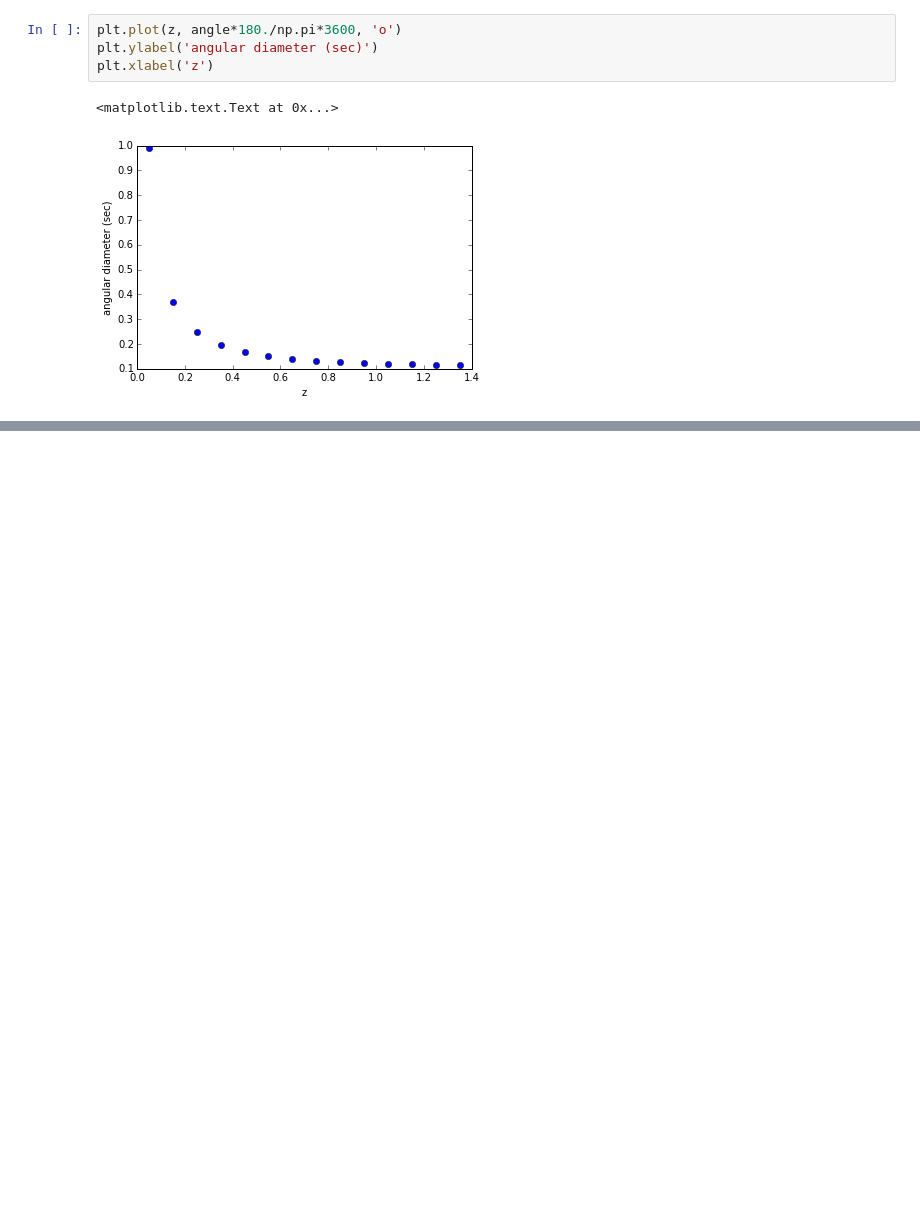
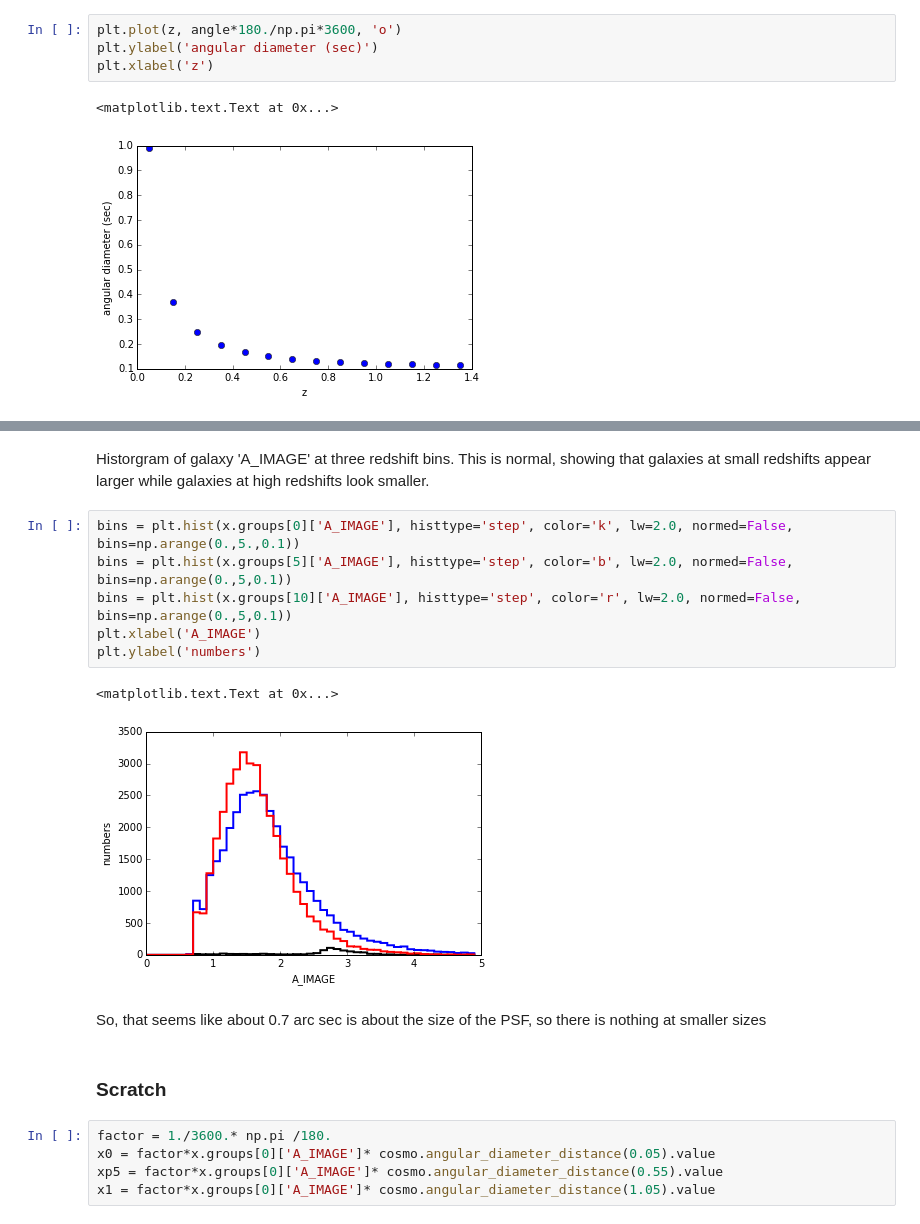
Before and after one commit to rbiswas4/hosts, a Jupyter notebook: src/Sizes.ipynb, the cells around one changed output, grey strips where cells are left out. Drawn from its saved outputs; the diff is of its cells as text; blank space fills up the shorter version.

```diff
--- a/src/Sizes.ipynb
+++ b/src/Sizes.ipynb
@@ -21,0 +79,20 @@ plt.xlabel('z')
+# %% [markdown]
+Historgram of galaxy 'A_IMAGE' at three redshift bins. This is normal, showing that galaxies at small redshifts appear larger while galaxies at high redshifts look smaller.
+# %%
+bins = plt.hist(x.groups[0]['A_IMAGE'], histtype='step', color='k', lw=2.0, normed=False, bins=np.arange(0.,5.,0.1))
+bins = plt.hist(x.groups[5]['A_IMAGE'], histtype='step', color='b', lw=2.0, normed=False, bins=np.arange(0.,5,0.1))
+bins = plt.hist(x.groups[10]['A_IMAGE'], histtype='step', color='r', lw=2.0, normed=False, bins=np.arange(0.,5,0.1))
+plt.xlabel('A_IMAGE')
+plt.ylabel('numbers')
+# %% [output]
+<matplotlib.text.Text at 0x...>
+[figure, added]
+# %% [markdown]
+So, that seems like about 0.7 arc sec is about the size of the PSF, so there is nothing at smaller sizes
+# %% [markdown]
+### Scratch
+# %%
+factor = 1./3600.* np.pi /180.
+x0 = factor*x.groups[0]['A_IMAGE']* cosmo.angular_diameter_distance(0.05).value
+xp5 = factor*x.groups[0]['A_IMAGE']* cosmo.angular_diameter_distance(0.55).value
+x1 = factor*x.groups[0]['A_IMAGE']* cosmo.angular_diameter_distance(1.05).value
```
Also changed, not shown: parts of 16 cells of this notebook, 2 other files.
